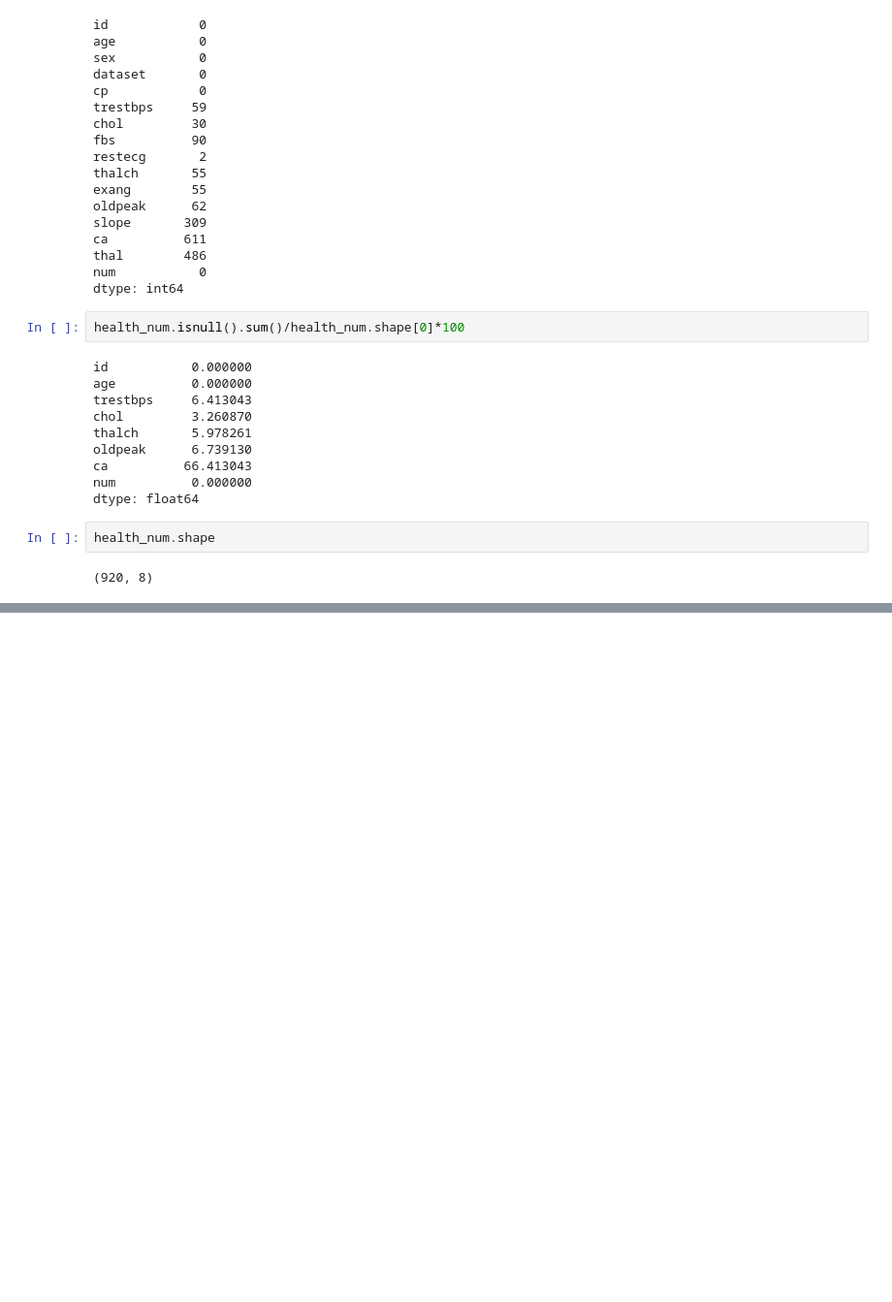
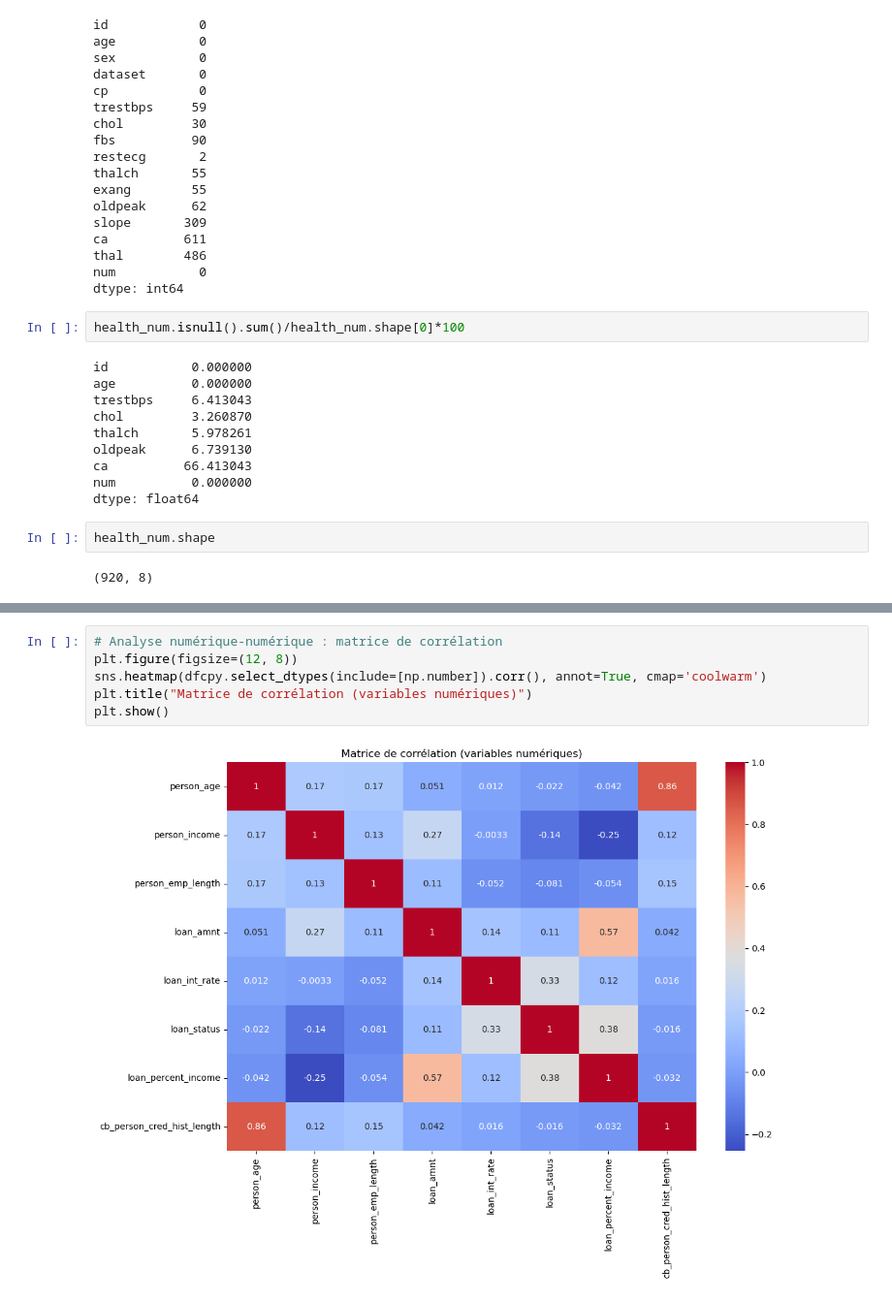
Before and after one commit to Ephrayyy/Classificateur, a Jupyter notebook: Project_5.ipynb, the cells around one changed output, grey strips where cells are left out. Shown at 97% size. Saved outputs shown, nothing was run; the diff lists cells and outputs as text; blank space fills up the shorter version.

```diff
--- a/Project_5.ipynb
+++ b/Project_5.ipynb
@@ -716,0 +770,8 @@ health_num.shape
+# %%
+# Analyse numérique-numérique : matrice de corrélation
+plt.figure(figsize=(12, 8))
+sns.heatmap(dfcpy.select_dtypes(include=[np.number]).corr(), annot=True, cmap='coolwarm')
+plt.title("Matrice de corrélation (variables numériques)")
+plt.show()
+# %% [output]
+[figure, added]
```
Also changed, not shown: parts of 21 cells of this notebook.
